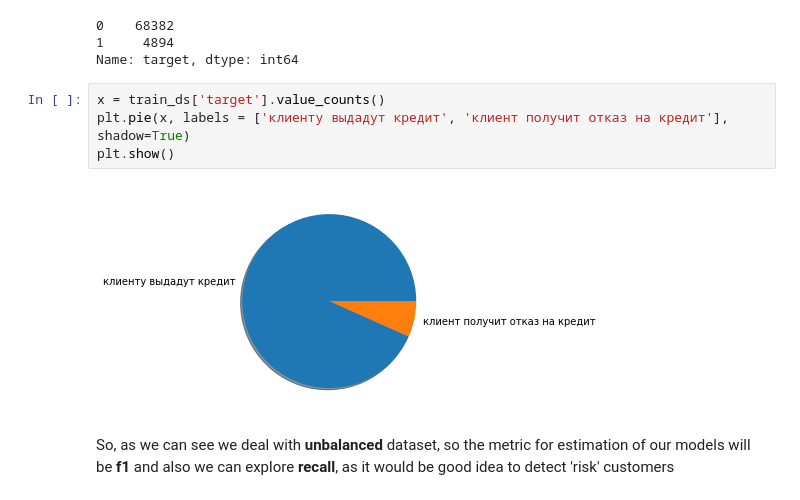
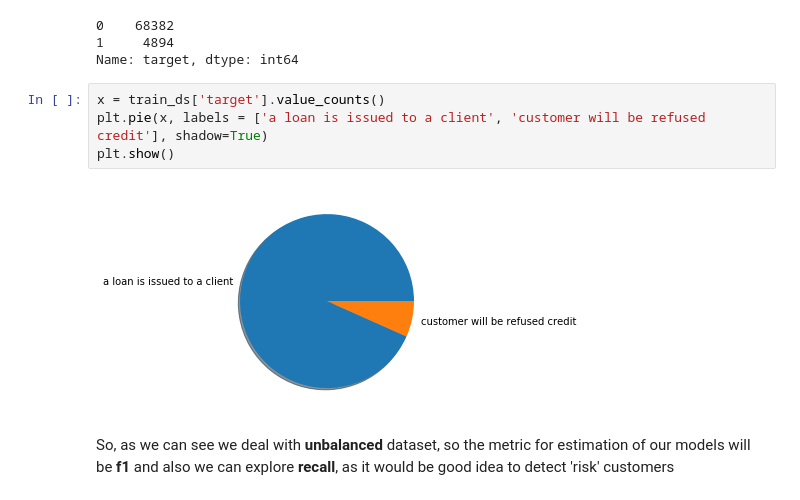
Before and after one commit to koren-v/CreditRisk, a Jupyter notebook: preprocesing_and_final_model.ipynb, the cells around one changed output. Saved outputs shown, nothing was run; the diff lists cells and outputs as text.

Commit message:
added some explanation and translated labels

```diff
--- a/preprocesing_and_final_model.ipynb
+++ b/preprocesing_and_final_model.ipynb
@@ -72,10 +72,10 @@ train_ds['target'].value_counts()
 Name: target, dtype: int64
 # %%
 x = train_ds['target'].value_counts()
-plt.pie(x, labels = ['клиенту выдадут кредит', 'клиент получит отказ на кредит'], shadow=True)
+plt.pie(x, labels = ['a loan is issued to a client', 'customer will be refused credit'], shadow=True)
 plt.show()
 # %% [output]
-[figure, old version]
+[figure, new version]
 # %% [markdown]
 So, as we can see we deal with **unbalanced** dataset, so the metric for estimation of our models will be **f1** and also we can explore **recall**, as it would be good idea to detect 'risk' customers
 # %% [markdown]
```
Also changed, not shown: parts of 1 cell of this notebook, 1 other file.
